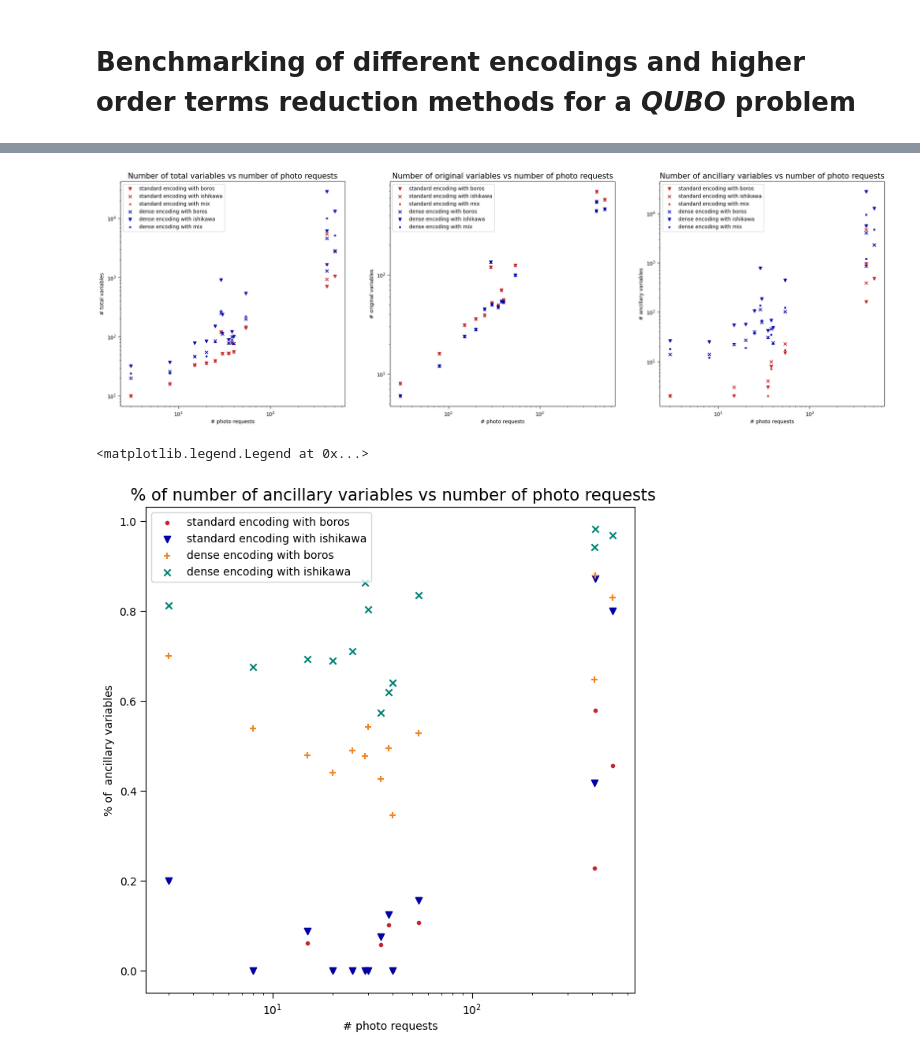
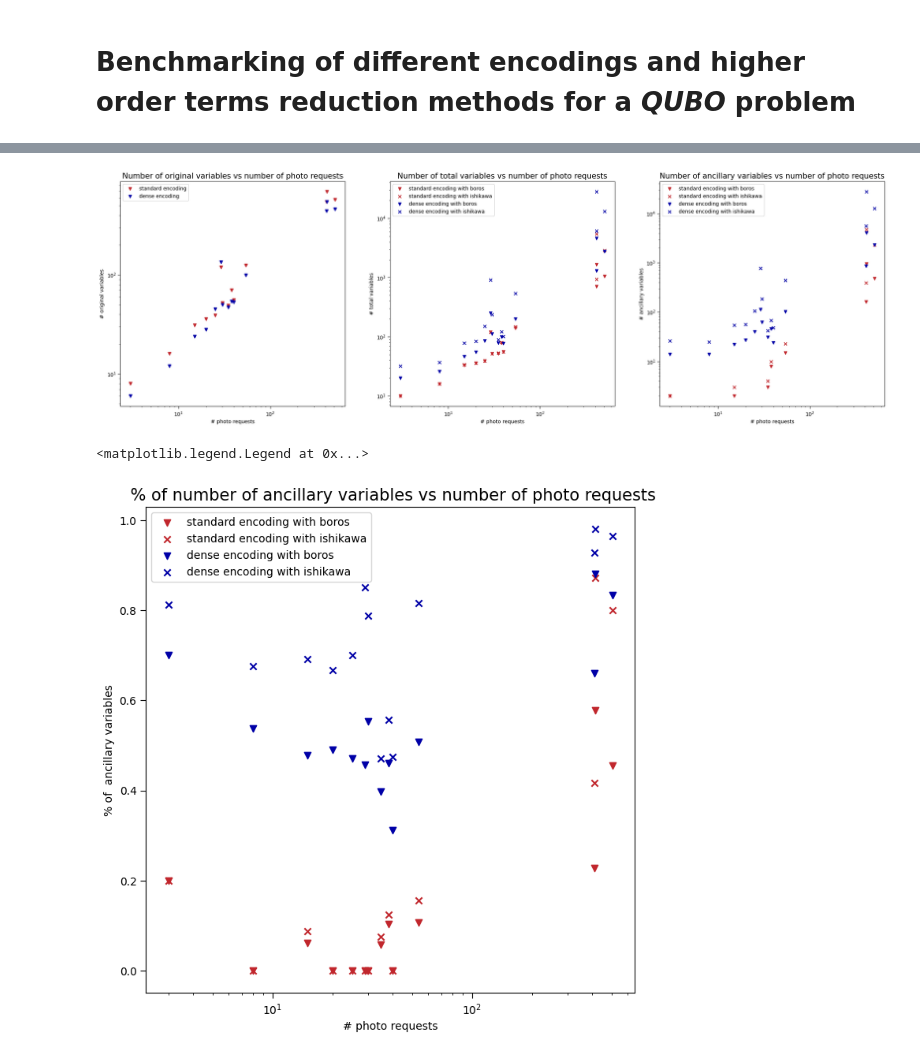
Before and after one commit to GiacomoFrn/QUBO-optimization, a Jupyter notebook: Benchmarking.ipynb, the cells around one changed output, grey strips where cells are left out. Cells and saved outputs as stored; diff of their text form; code cells hidden in the pictures.

```diff
--- a/Benchmarking.ipynb
+++ b/Benchmarking.ipynb
@@ -74,7 +51,7 @@ k=0
 
 # sweeping variables
 encodings = ['standard', 'dense']
-ho_methods = ['boros', 'ishikawa', 'mix']
+ho_methods = ['boros', 'ishikawa']#, 'mix']
 
 file_list_pbar = tqdm(file_df['file_name'][:-2])
 
@@ -131,36 +103,58 @@ import matplotlib.pyplot as plt
 # %%
+# sweeping variables
+encodings = ['standard', 'dense']
+ho_methods = ['boros', 'ishikawa']#, 'mix']
+
+
+# without mix
+markers = ['v', 'x', 'v', 'x']
+colors  = ['#c1272d', '#c1272d','#0000a7', '#0000a7']
+
+"""
+# with mix
 markers = ['v', 'x', '.', 'x', 'v', '.']
 colors  = ['#c1272d', '#c1272d', '#c1272d','#0000a7', '#0000a7', '#0000a7']
+"""
 
-plots = ['total', 'original', 'ancillary']
+plots = ['original', 'total', 'ancillary']
 fig, ax = plt.subplots(1, 3, figsize=(27, 8))
 
 for i, ax_i in enumerate(ax):
     ax_i.set_title(f"Number of {plots[i]} variables vs number of photo requests", fontsize=15)
     ax_i.set_xlabel("# photo requests",     fontsize=10)
     ax_i.set_ylabel(f"# {plots[i]} variables", fontsize=10)
     ax_i.set_xscale('log')
     ax_i.set_yscale('log')
     ax_i.tick_params(axis="both", which="major", labelsize=10, length=5)
     ax_i.grid
 
     j = 0
+    k = 0
     for encoding in encodings:
-        for ho_method in ho_methods:
+        if plots[i]=='original':
             ax_i.scatter(
-                benchmark_df[(benchmark_df['encoding']==encoding) & (benchmark_df['ho_method']==ho_method)]['n_requests'],
-                benchmark_df[(benchmark_df['encoding']==encoding) & (benchmark_df['ho_method']==ho_method)][f'n_{plots[i]}_variables'],
-                marker = markers[j],
-                color = colors[j],
-                label = f"{encoding} encoding with {ho_method}"
+                benchmark_df[(benchmark_df['encoding']==encoding)]['n_requests'],
+                benchmark_df[(benchmark_df['encoding']==encoding) ][f'n_{plots[i]}_variables'],
+                marker = markers[k],
+                color = colors[k],
+                label = f"{encoding} encoding"
             )
-            j = j+1
+            k = k+2
+        else:
+            for ho_method in ho_methods:
+                ax_i.scatter(
+                    benchmark_df[(benchmark_df['encoding']==encoding) & (benchmark_df['ho_method']==ho_method)]['n_requests'],
+                    benchmark_df[(benchmark_df['encoding']==encoding) & (benchmark_df['ho_method']==ho_method)][f'n_{plots[i]}_variables'],
+                    marker = markers[j],
+                    color = colors[j],
+                    label = f"{encoding} encoding with {ho_method}"
+                )
+                j = j+1
 
     ax_i.legend()
 # %% [output]
-[figure, old version]
+[figure, new version]
 # %%
-plots = ['total', 'original', 'ancillary']
 fig, ax = plt.subplots(figsize=(8, 8))
 
 ax.set_title(f" % of number of ancillary variables vs number of photo requests", fontsize=15)
@@ -186,5 +180,5 @@ for encoding in encodings:
 ax.legend()
 # %% [output]
 <matplotlib.legend.Legend at 0x...>
-[figure, old version]
+[figure, new version]
 # %%
```
Also changed, not shown: parts of 8 cells of this notebook.
